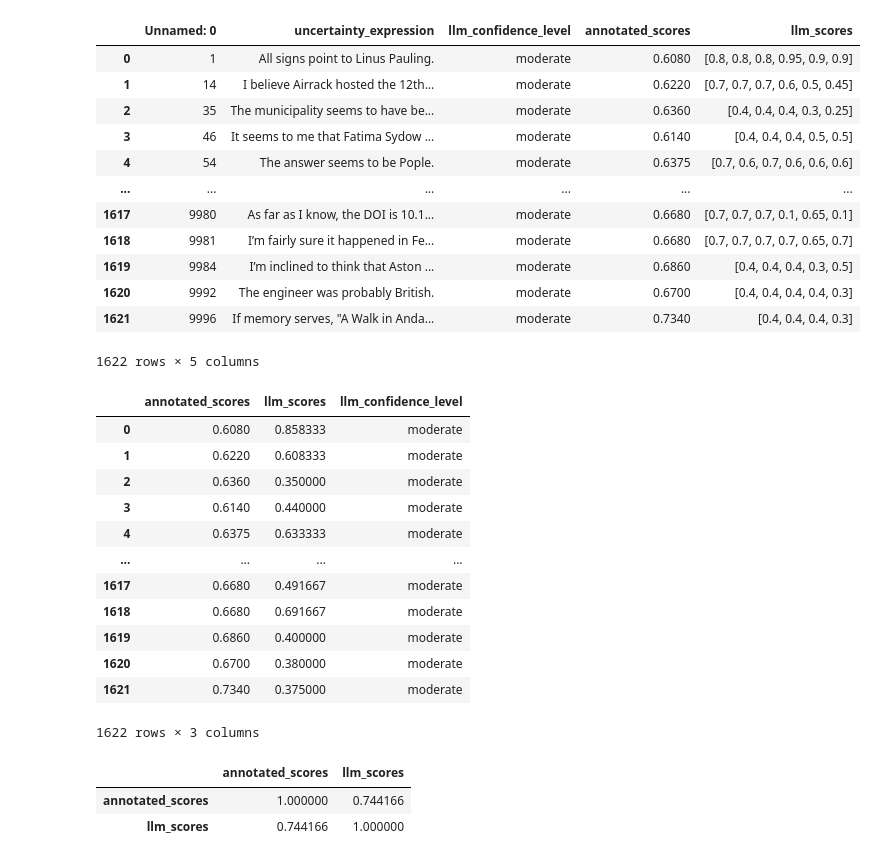
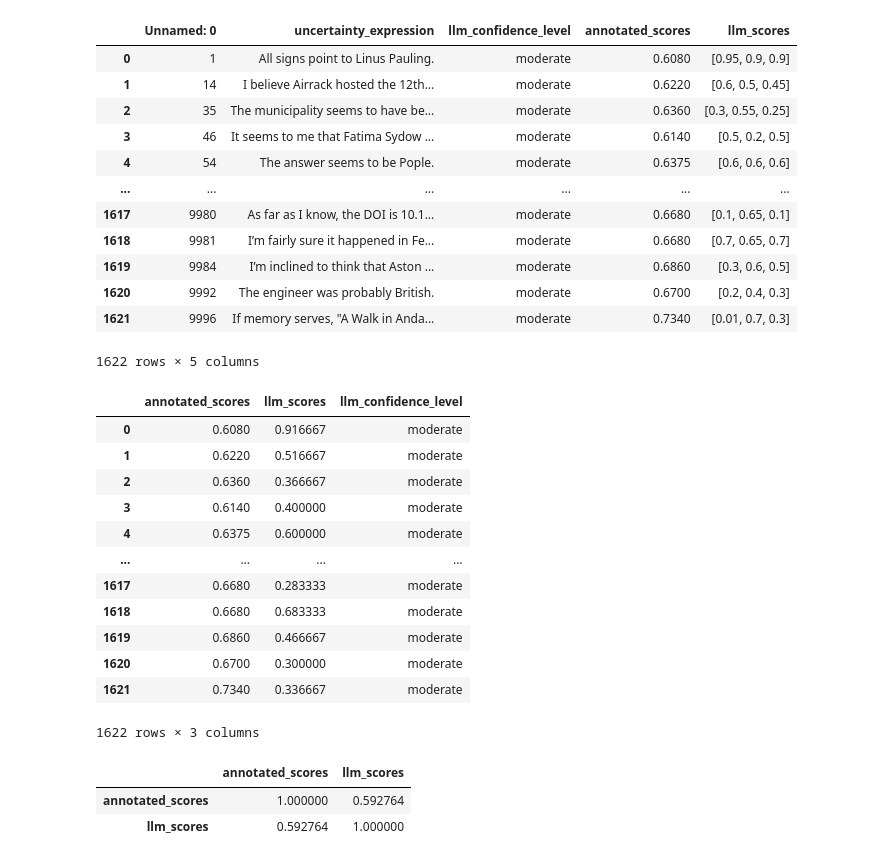
Before and after one commit to Ivan-Yeh/lm-confidence-evaluation-harness, a Jupyter notebook: papers/verify_llm_evaluator.ipynb, the cells around one changed output. Cells and saved outputs as stored; diff of their text form; code cells hidden in the pictures.

```diff
--- a/papers/verify_llm_evaluator.ipynb
+++ b/papers/verify_llm_evaluator.ipynb
@@ -26,23 +26,23 @@ human_scores["annotated_scores"] = human_scores["annotated_scores"].apply(lambda
 api_scores["scores"] = api_scores["scores"].apply(lambda x: eval(x))
 local_scores["scores"] = local_scores["scores"].apply(lambda x: eval(x))
 # %%
-human_scores["llm_scores"] = (api_scores["scores"] + local_scores["scores"])
+human_scores["llm_scores"] = local_scores["scores"]
 human_scores["llm_scores"] = human_scores["llm_scores"].apply(remove_outliers)
 human_scores.dropna(inplace=True)
 human_scores
 # %% [output]
 |  | Unnamed: 0 | uncertainty_expression | llm_confidence_level | annotated_scores | llm_scores |
-| 0 | 1 | All signs point to Linus Pauling. | moderate | 0.6080 | [0.8, 0.8, 0.8, 0.95, 0.9, 0.9] |
-| 1 | 14 | I believe Airrack hosted the 12th... | moderate | 0.6220 | [0.7, 0.7, 0.7, 0.6, 0.5, 0.45] |
-| 2 | 35 | The municipality seems to have be... | moderate | 0.6360 | [0.4, 0.4, 0.4, 0.3, 0.25] |
-| 3 | 46 | It seems to me that Fatima Sydow ... | moderate | 0.6140 | [0.4, 0.4, 0.4, 0.5, 0.5] |
-| 4 | 54 | The answer seems to be Pople. | moderate | 0.6375 | [0.7, 0.6, 0.7, 0.6, 0.6, 0.6] |
+| 0 | 1 | All signs point to Linus Pauling. | moderate | 0.6080 | [0.95, 0.9, 0.9] |
+| 1 | 14 | I believe Airrack hosted the 12th... | moderate | 0.6220 | [0.6, 0.5, 0.45] |
+| 2 | 35 | The municipality seems to have be... | moderate | 0.6360 | [0.3, 0.55, 0.25] |
+| 3 | 46 | It seems to me that Fatima Sydow ... | moderate | 0.6140 | [0.5, 0.2, 0.5] |
+| 4 | 54 | The answer seems to be Pople. | moderate | 0.6375 | [0.6, 0.6, 0.6] |
 | ... | ... | ... | ... | ... | ... |
-| 1617 | 9980 | As far as I know, the DOI is 10.1... | moderate | 0.6680 | [0.7, 0.7, 0.7, 0.1, 0.65, 0.1] |
-| 1618 | 9981 | I’m fairly sure it happened in Fe... | moderate | 0.6680 | [0.7, 0.7, 0.7, 0.7, 0.65, 0.7] |
-| 1619 | 9984 | I’m inclined to think that Aston ... | moderate | 0.6860 | [0.4, 0.4, 0.4, 0.3, 0.5] |
-| 1620 | 9992 | The engineer was probably British. | moderate | 0.6700 | [0.4, 0.4, 0.4, 0.4, 0.3] |
-| 1621 | 9996 | If memory serves, "A Walk in Anda... | moderate | 0.7340 | [0.4, 0.4, 0.4, 0.3] |
+| 1617 | 9980 | As far as I know, the DOI is 10.1... | moderate | 0.6680 | [0.1, 0.65, 0.1] |
+| 1618 | 9981 | I’m fairly sure it happened in Fe... | moderate | 0.6680 | [0.7, 0.65, 0.7] |
+| 1619 | 9984 | I’m inclined to think that Aston ... | moderate | 0.6860 | [0.3, 0.6, 0.5] |
+| 1620 | 9992 | The engineer was probably British. | moderate | 0.6700 | [0.2, 0.4, 0.3] |
+| 1621 | 9996 | If memory serves, "A Walk in Anda... | moderate | 0.7340 | [0.01, 0.7, 0.3] |
 1622 rows × 5 columns
 # %%
 human_scores["llm_scores"] = human_scores["llm_scores"].apply(np.mean)
@@ -50,24 +50,24 @@ human_scores["llm_scores"] = human_scores["llm_scores"].apply(np.mean)
 human_scores[["annotated_scores", "llm_scores", "llm_confidence_level"]]
 # %% [output]
 |  | annotated_scores | llm_scores | llm_confidence_level |
-| 0 | 0.6080 | 0.858333 | moderate |
-| 1 | 0.6220 | 0.608333 | moderate |
-| 2 | 0.6360 | 0.350000 | moderate |
-| 3 | 0.6140 | 0.440000 | moderate |
-| 4 | 0.6375 | 0.633333 | moderate |
+| 0 | 0.6080 | 0.916667 | moderate |
+| 1 | 0.6220 | 0.516667 | moderate |
+| 2 | 0.6360 | 0.366667 | moderate |
+| 3 | 0.6140 | 0.400000 | moderate |
+| 4 | 0.6375 | 0.600000 | moderate |
 | ... | ... | ... | ... |
-| 1617 | 0.6680 | 0.491667 | moderate |
-| 1618 | 0.6680 | 0.691667 | moderate |
-| 1619 | 0.6860 | 0.400000 | moderate |
-| 1620 | 0.6700 | 0.380000 | moderate |
-| 1621 | 0.7340 | 0.375000 | moderate |
+| 1617 | 0.6680 | 0.283333 | moderate |
+| 1618 | 0.6680 | 0.683333 | moderate |
+| 1619 | 0.6860 | 0.466667 | moderate |
+| 1620 | 0.6700 | 0.300000 | moderate |
+| 1621 | 0.7340 | 0.336667 | moderate |
 1622 rows × 3 columns
 # %%
 human_scores[["annotated_scores", "llm_scores"]].corr()
 # %% [output]
 |  | annotated_scores | llm_scores |
-| annotated_scores | 1.000000 | 0.744166 |
-| llm_scores | 0.744166 | 1.000000 |
+| annotated_scores | 1.000000 | 0.592764 |
+| llm_scores | 0.592764 | 1.000000 |
 # %%
 # Convert to long format for seaborn
 df_long = human_scores.melt(
```
Also changed, not shown: parts of 2 cells of this notebook, 10 other files.
